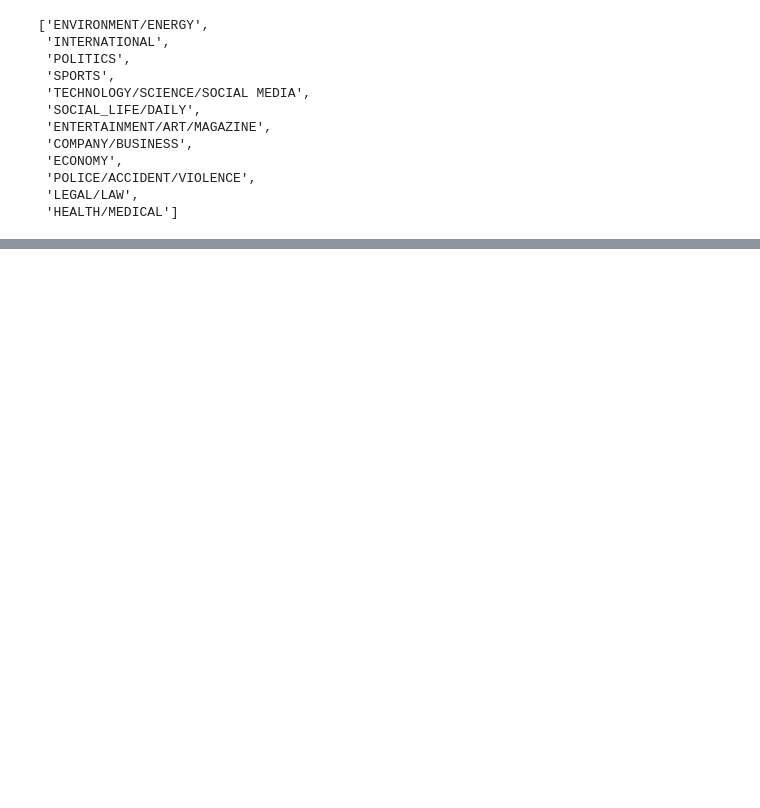
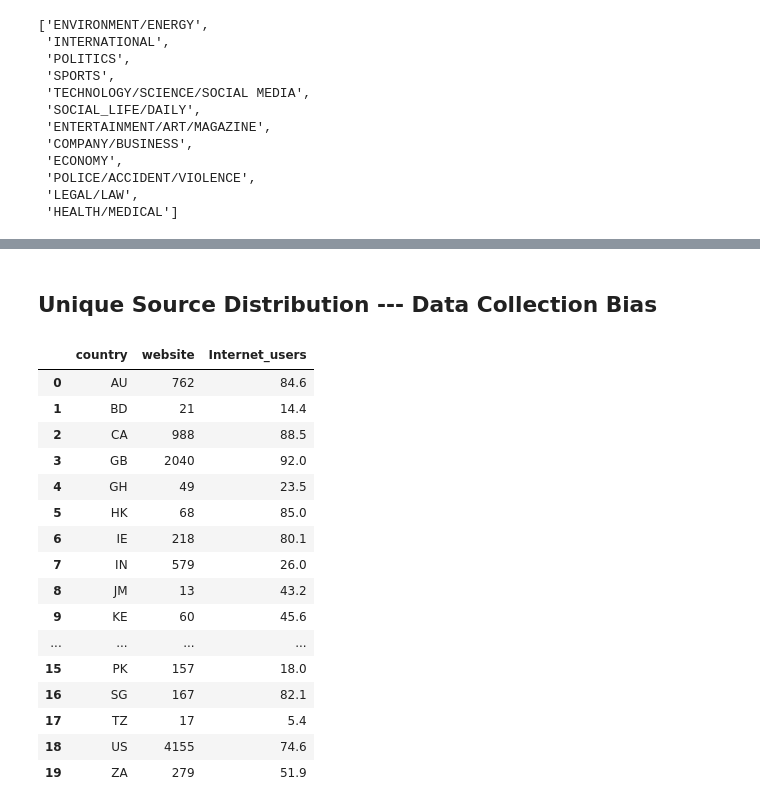
Before and after one commit to camligorkem/ADA_2018_Project, a Jupyter notebook: Notebooks/Data_Analysis.ipynb, the cells around one changed output, grey strips where cells are left out. Drawn from its saved outputs; the diff is of its cells as text; code cells hidden in the pictures; blank space fills up the shorter version.

```diff
--- a/Notebooks/Data_Analysis.ipynb
+++ b/Notebooks/Data_Analysis.ipynb
@@ -199,3 +190,37 @@ py.iplot(data, filename='labelled-heatmap')
 #correlations.rename(columns={0:'corr'},inplace=True)
 #print(correlations.shape)
 #correlations.head()
+# %% [markdown]
+## Unique Source Distribution  ---  Data Collection Bias
+# %%
+# How many website per country?   (count distinct websites)
+sources = full_data_sources
+websites_per_country = sources.groupby(by=['country'])['website'].nunique()
+websites_per_country = pd.DataFrame(websites_per_country)
+websites_per_country = websites_per_country.reset_index()
+#websites_per_country
+# %%
+internet_users = data[['country','Internet_users']]
+#internet_users
+# %%
+websites_userPercentage = pd.merge(websites_per_country, internet_users, left_on='country',right_on='country')
+# %%
+websites_userPercentage
+# %% [output]
+|  | country | website | Internet_users |
+| 0 | AU | 762 | 84.6 |
+| 1 | BD | 21 | 14.4 |
+| 2 | CA | 988 | 88.5 |
+| 3 | GB | 2040 | 92.0 |
+| 4 | GH | 49 | 23.5 |
+| 5 | HK | 68 | 85.0 |
+| 6 | IE | 218 | 80.1 |
+| 7 | IN | 579 | 26.0 |
+| 8 | JM | 13 | 43.2 |
+| 9 | KE | 60 | 45.6 |
+| ... | ... | ... | ... |
+| 15 | PK | 157 | 18.0 |
+| 16 | SG | 167 | 82.1 |
+| 17 | TZ | 17 | 5.4 |
+| 18 | US | 4155 | 74.6 |
+| 19 | ZA | 279 | 51.9 |
```
Also changed, not shown: parts of 7 cells of this notebook.
